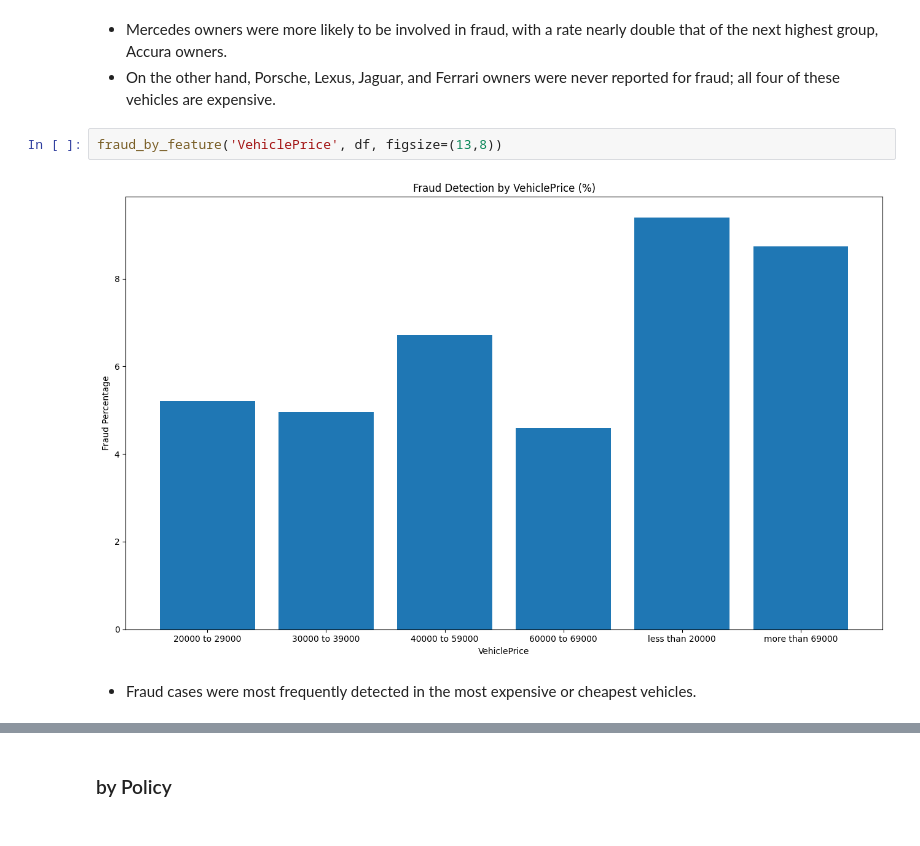
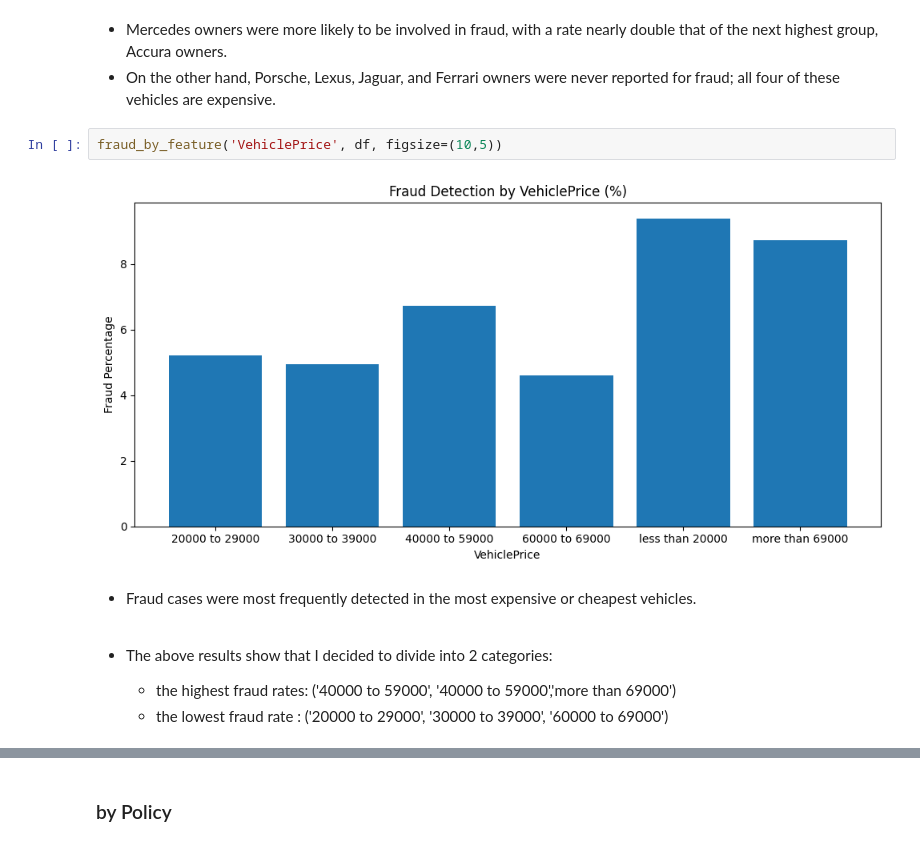
Before and after one commit to CaoDien2003/nguyencaodien2102048, a Jupyter notebook: HOMEWORK/HW1/vehicle_insurance_claim_fraud_detection.ipynb, the cells around one changed output, grey strips where cells are left out. Drawn from its saved outputs; the diff is of its cells as text.

```diff
--- a/HOMEWORK/HW1/vehicle_insurance_claim_fraud_detection.ipynb
+++ b/HOMEWORK/HW1/vehicle_insurance_claim_fraud_detection.ipynb
@@ -225,9 +300,14 @@ fraud_by_feature('Make', df, figsize=(13,8))
 - Mercedes owners were more likely to be involved in fraud, with a rate nearly double that of the next highest group, Accura owners.
 - On the other hand, Porsche, Lexus, Jaguar, and Ferrari owners were never reported for fraud; all four of these vehicles are expensive.
 # %%
-fraud_by_feature('VehiclePrice', df, figsize=(13,8))
+fraud_by_feature('VehiclePrice', df, figsize=(10,5))
 # %% [output]
-[figure, old version]
+[figure, new version]
 # %% [markdown]
 - Fraud cases were most frequently detected in the most expensive or cheapest vehicles.
+# %% [markdown]
+- The above results show that I decided to divide into 2 categories:
+
+    - the highest fraud rates: ('40000 to 59000', '40000 to 59000','more than 69000')
+    - the lowest fraud rate    : ('20000 to 29000', '30000 to 39000', '60000 to 69000')
 # %%
```
Also changed, not shown: parts of 48 cells of this notebook.
